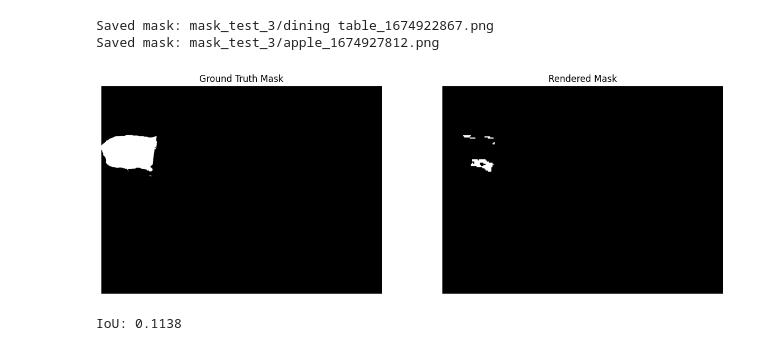
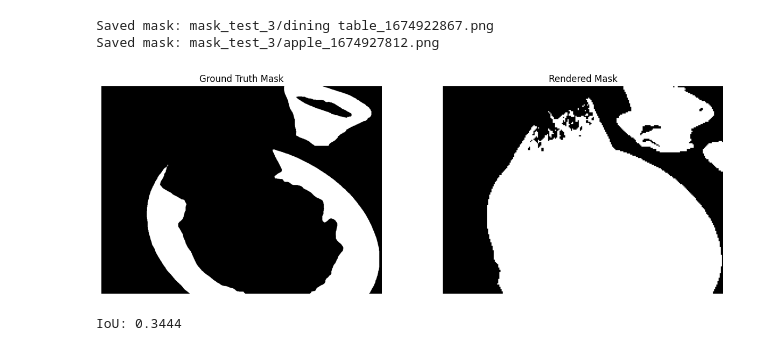
Before and after one commit to siddharthdesai06/DimSegNet, a Jupyter notebook: testing.ipynb, the cells around one changed output. Cells and saved outputs as stored; diff of their text form; code cells hidden in the pictures.

Commit message:
eval on lseg

```diff
--- a/testing.ipynb
+++ b/testing.ipynb
@@ -233,34 +233,66 @@ def calculate_iou_from_paths(mask_paths, mask2_path):
 
     iou = np.sum(intersection) / np.sum(union) if np.sum(union) > 0 else 0  # Avoid division by zero
 
     # fig, axes = plt.subplots(1, len(mask_paths) + 1, figsize=(5 * (len(mask_paths) + 1), 5))
     fig, axes = plt.subplots(1, 2, figsize=(15, 5))
     # for i, mask in enumerate(masks):
     axes[0].imshow(merged_mask, cmap="gray")
     axes[0].set_title(f"Ground Truth Mask")
     axes[0].axis("off")
 
     axes[-1].imshow(mask2, cmap="gray")
     axes[-1].set_title("Rendered Mask")
     axes[-1].axis("off")
 
     plt.show()
 
     return iou
 
 # Example usage:
 mask_paths = [
     # "/home/siddharth/siddharth/thesis/Yolo_segmentation/mask_test_0/chair_1671043952.png",
     # "/home/siddharth/siddharth/thesis/Yolo_segmentation/mask_test_0/chair_1671044018.png",
     # "mask_test_2/table_1674556854.png",
-    "mask_test_2/handbag_1674922962.png",
+    # "eval_datasets/teatime/mask/mask_test_0/chair_1671043952.png",
+    # "eval_datasets/teatime/mask/mask_test_0/chair_1671044018.png",
+    # "eval_datasets/teatime/mask/mask_test_0/chair_1671044096.png",
+    # "eval_datasets/teatime/mask/mask_test_0/chair_1671044108.png",
+    # "eval_datasets/teatime/mask/mask_test_0/chair_1671044192.png",
+    # "eval_datasets/teatime/mask/mask_test_0/spoon_1674624093.png",
+    # "eval_datasets/teatime/mask/mask_test_1/cup_1670987964.png",
+    # "eval_datasets/teatime/mask/mask_test_1/teddy bear_1674694435.png",
+    # "eval_datasets/teatime/mask/mask_test_1/teddy bear_1674694440.png",
+    # "eval_datasets/teatime/test_mask/0/sheep.png",
+    # "eval_datasets/teatime/test_mask/2/sheep.png",
+    # "eval_datasets/teatime/mask/mask_test_2/cup_1671043347.png",
+    # "eval_datasets/ramen/masks/mask_00131/bowl_1674071303.png",
+    # "eval_datasets/ramen/masks/mask_00131/dining table_1674037111.png",
+    # "eval_datasets/ramen/masks/mask_00131/cup_1674037862.png",
+    # "eval_datasets/ramen/masks/mask_00131/cup_1674037863.png",
+    # "eval_datasets/ramen/masks/mask_test_0/bottle_1674073676.png",
+    # "eval_datasets/ramen/masks/mask_test_0/bowl_1674042030.png"
+    # "eval_datasets/teatime/mask/mask_test_2/chair_1671043393.png",
+    # "eval_datasets/ramen/masks/mask_test_0/cup_1674037703.png",
+    # "eval_datasets/ramen/masks/mask_test_1/dining table_1674036521.png",
+    # "eval_datasets/ramen/masks/mask_test_1/bowl_1674070652.png",
+    # "eval_datasets/ramen/masks/mask_test_0/dining table_1674036421.png",
+    # "eval_datasets/ramen/masks/mask_test_1/dining table_1674036521.png",
+    # "eval_datasets/ramen/masks/mask_test_1/bowl_1674070652.png"
+    # "eval_datasets/ramen/masks/mask_test_1/cup_1674037661.png",
+    # "eval_datasets/ramen/masks/mask_test_2/cup_1674037836.png",
+    # "eval_datasets/ramen/masks/mask_test_2/cup_1674037783.png",
+    # "eval_datasets/ramen/masks/mask_test_2/cup_1674037781.png",
+    # "eval_datasets/ramen/masks/mask_test_2/bowl_1674070911.png",
+    # "eval_datasets/ramen/masks/mask_test_2/bowl_1674070784.png",
+    "eval_datasets/ramen/masks/mask_test_3/bowl_1674071201.png",
+    "eval_datasets/ramen/masks/mask_test_3/bowl_1674071239.png"
     # "/home/siddharth/siddharth/thesis/Yolo_segmentation/eval_datasets/ramen/masks/mask_00131/bowl_1674071303.png"
 ]
 
-mask2_path = "test_2.jpg" # extracted mask
+mask2_path = "test_3.jpg" # extracted mask
 
 iou_value = calculate_iou_from_paths(mask_paths, mask2_path)
 print(f"IoU: {iou_value:.4f}")
 # %% [output]
-[figure, old version]
+[figure, new version]
-IoU: 0.1138
+IoU: 0.3444
```
Also changed, not shown: 2 other files.
